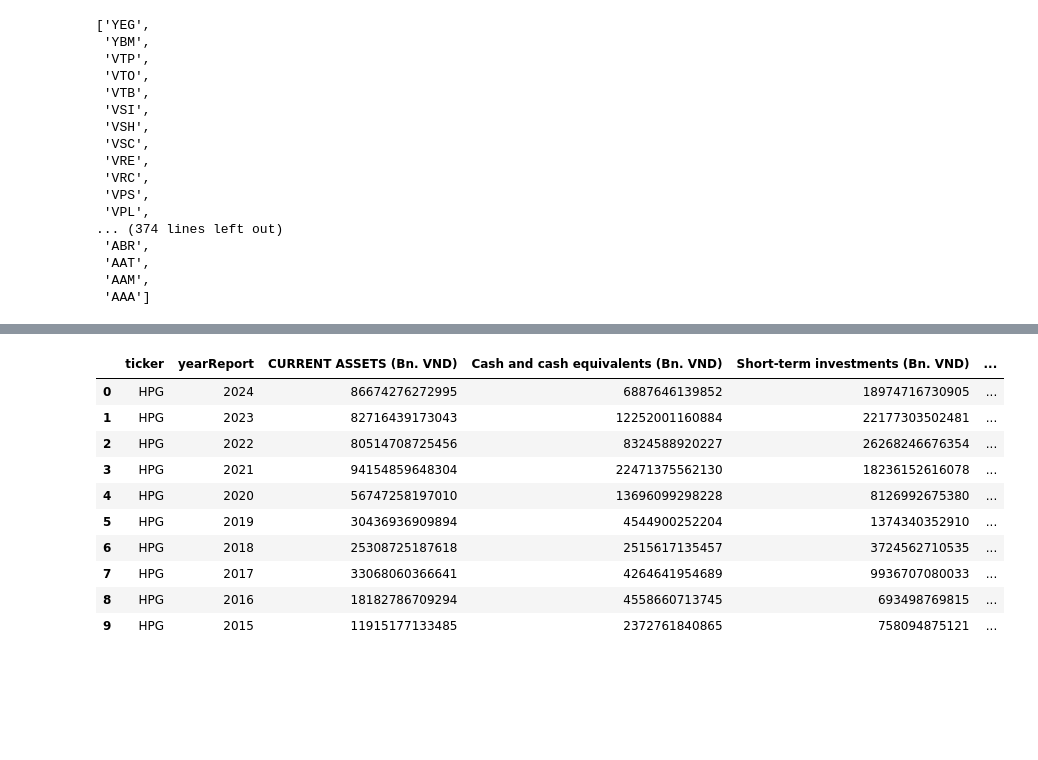
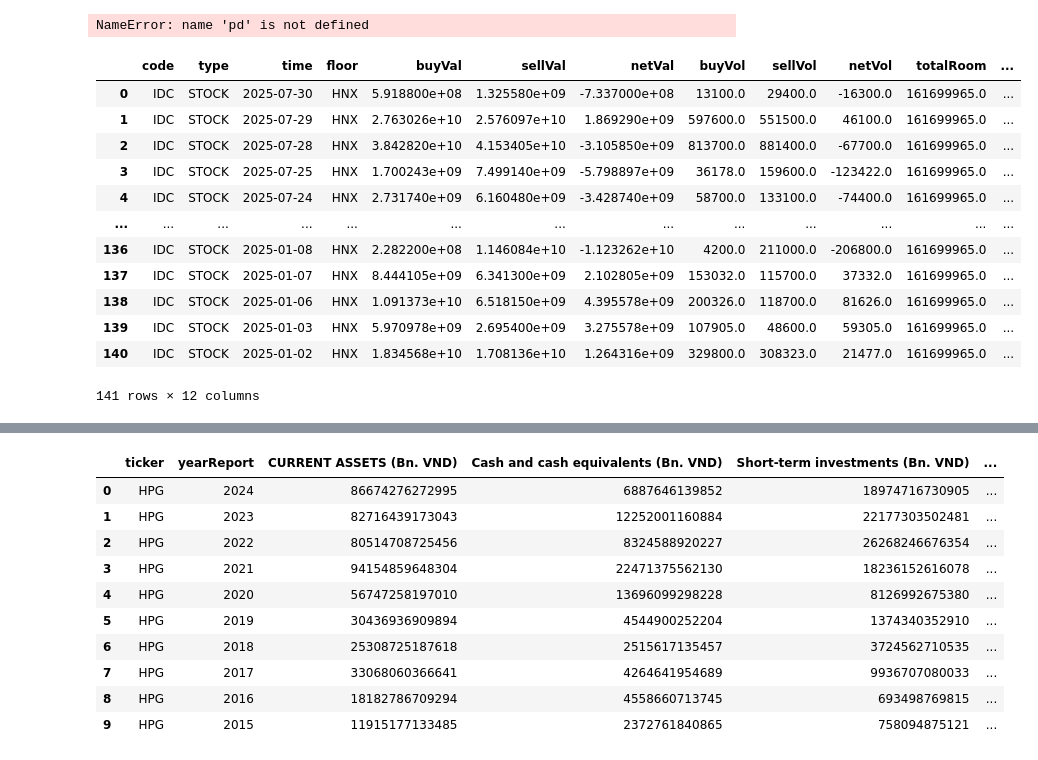
Before and after one commit to vinhnguyen-22/Vincent-Stock-Dashboard, a Jupyter notebook: notebooks/financial_analysis.ipynb, the cells around one changed output, grey strips where cells are left out. Cells and saved outputs as stored; diff of their text form; code cells hidden in the pictures; blank space fills up the shorter version.

```diff
--- a/notebooks/financial_analysis.ipynb
+++ b/notebooks/financial_analysis.ipynb
@@ -4,6 +4,6 @@ from vnstock import Vnstock
 
 from src.config import RAW_DATA_DIR
 
-df = Vnstock().stock("ACB", source="TCBS").listing.symbols_by_group("VN100")
-df.to_csv(RAW_DATA_DIR / "list_VN100.csv")
+df = Vnstock().stock("ACB", source="TCBS").listing.symbols_by_group("VN30").to_list()
+df
 # %% [output]
@@ -39,20 +37,48 @@ def get_list_stock(exchange):
 
 get_list_stock(["HSX"])
 # %% [output]
-['YEG',
- 'YBM',
- 'VTP',
- 'VTO',
- 'VTB',
- 'VSI',
- 'VSH',
- 'VSC',
- 'VRE',
- 'VRC',
- 'VPS',
- 'VPL',
-... (374 lines left out)
- 'ABR',
- 'AAT',
- 'AAM',
- 'AAA']
+NameError: name 'pd' is not defined
+# %%
+df = foreigner_trading_stock("Iresults = []
+for code in list_code:
+    df = foreigner_trading_stock(code, "2025-01-01", "2025-07-30")
+    if len(df) < 2:  # Không đủ dữ liệu
+        continue
+    df = df.sort_values("time")
+    df["MA_5"] = df["foreign_holding"].rolling(window=5, min_periods=1).mean()
+    cnt = 0
+    ma = df["MA_5"].values
+    for i in range(len(ma)-1, 0, -1):
+        if ma[i] > ma[i-1]:
+            cnt += 1
+        else:
+            break
+    results.append({
+        "code": code,
+        "consecutive_increase_MA": cnt,
+        "last_MA": ma[-1] if len(ma) > 0 else None,
+        "first_MA": ma[0] if len(ma) > 0 else None,
+        "total_increase_MA": (ma[-1] - ma[0]) if len(ma) > 0 else None,
+    })
+
+import pandas as pd
+df_result = pd.DataFrame(results)
+df_result = df_result.sort_values("consecutive_increase_MA", ascending=False)
+
+print(df_result.head(10))  # Top 10 mã được nước ngoài mua liên tục mạnh nhất
+DC", "2025-01-01", "2025-07-30")
+df
+# %% [output]
+|  | code | type | time | floor | buyVal | sellVal | netVal | buyVol | sellVol | netVol | totalRoom | ... |
+| 0 | IDC | STOCK | 2025-07-30 | HNX | 5.918800e+08 | 1.325580e+09 | -7.337000e+08 | 13100.0 | 29400.0 | -16300.0 | 161699965.0 | ... |
+| 1 | IDC | STOCK | 2025-07-29 | HNX | 2.763026e+10 | 2.576097e+10 | 1.869290e+09 | 597600.0 | 551500.0 | 46100.0 | 161699965.0 | ... |
+| 2 | IDC | STOCK | 2025-07-28 | HNX | 3.842820e+10 | 4.153405e+10 | -3.105850e+09 | 813700.0 | 881400.0 | -67700.0 | 161699965.0 | ... |
+| 3 | IDC | STOCK | 2025-07-25 | HNX | 1.700243e+09 | 7.499140e+09 | -5.798897e+09 | 36178.0 | 159600.0 | -123422.0 | 161699965.0 | ... |
+| 4 | IDC | STOCK | 2025-07-24 | HNX | 2.731740e+09 | 6.160480e+09 | -3.428740e+09 | 58700.0 | 133100.0 | -74400.0 | 161699965.0 | ... |
+| ... | ... | ... | ... | ... | ... | ... | ... | ... | ... | ... | ... | ... |
+| 136 | IDC | STOCK | 2025-01-08 | HNX | 2.282200e+08 | 1.146084e+10 | -1.123262e+10 | 4200.0 | 211000.0 | -206800.0 | 161699965.0 | ... |
+| 137 | IDC | STOCK | 2025-01-07 | HNX | 8.444105e+09 | 6.341300e+09 | 2.102805e+09 | 153032.0 | 115700.0 | 37332.0 | 161699965.0 | ... |
+| 138 | IDC | STOCK | 2025-01-06 | HNX | 1.091373e+10 | 6.518150e+09 | 4.395578e+09 | 200326.0 | 118700.0 | 81626.0 | 161699965.0 | ... |
+| 139 | IDC | STOCK | 2025-01-03 | HNX | 5.970978e+09 | 2.695400e+09 | 3.275578e+09 | 107905.0 | 48600.0 | 59305.0 | 161699965.0 | ... |
+| 140 | IDC | STOCK | 2025-01-02 | HNX | 1.834568e+10 | 1.708136e+10 | 1.264316e+09 | 329800.0 | 308323.0 | 21477.0 | 161699965.0 | ... |
+141 rows × 12 columns
```
Also changed, not shown: parts of 5 cells of this notebook, 16 other files.
